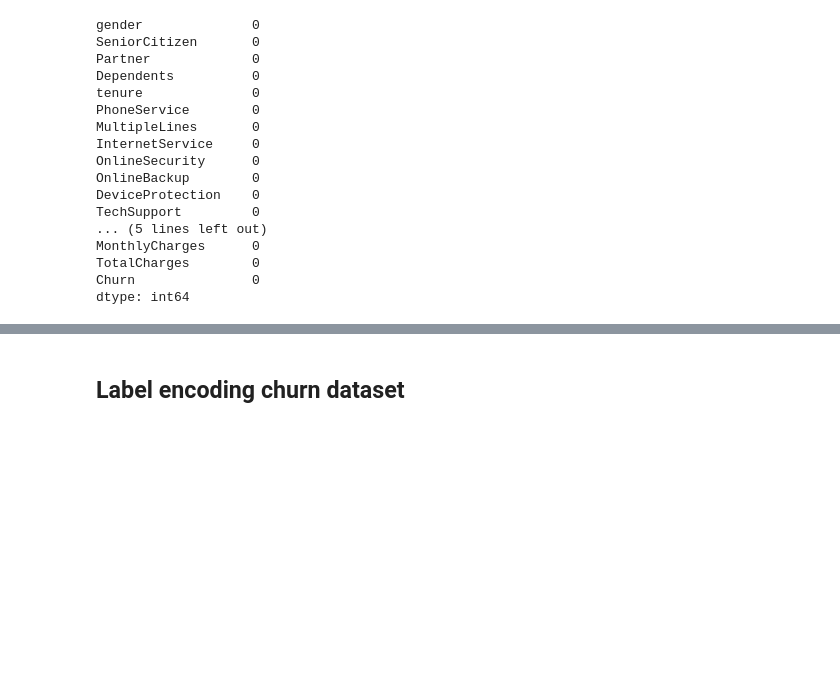
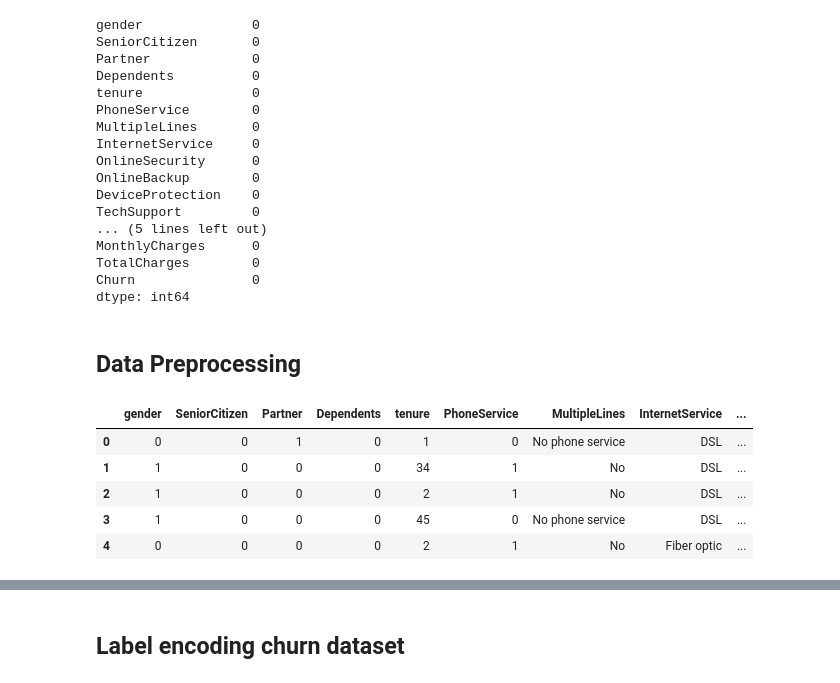
Before and after one commit to Shankar0x/MultiStackClassifier, a Jupyter notebook: multistack.ipynb, the cells around one changed output, grey strips where cells are left out. Drawn from its saved outputs; the diff is of its cells as text; code cells hidden in the pictures; blank space fills up the shorter version.

```diff
--- a/multistack.ipynb
+++ b/multistack.ipynb
@@ -111,3 +112,22 @@ MonthlyCharges      0
 TotalCharges        0
 Churn               0
 dtype: int64
+# %% [markdown]
+## Data Preprocessing
+# %%
+from sklearn import preprocessing
+LE = preprocessing.LabelBinarizer()
+df['gender'] = LE.fit_transform(list(df['gender']))
+df['SeniorCitizen'] = LE.fit_transform(list(df['SeniorCitizen']))
+df['Partner'] = LE.fit_transform(list(df['Partner']))
+df['Dependents'] = LE.fit_transform(list(df['Dependents']))
+df['PhoneService'] = LE.fit_transform(list(df['PhoneService']))
+df['PaperlessBilling'] = LE.fit_transform(list(df['PaperlessBilling']))
+df.head()
+# %% [output]
+|  | gender | SeniorCitizen | Partner | Dependents | tenure | PhoneService | MultipleLines | InternetService | ... |
+| 0 | 0 | 0 | 1 | 0 | 1 | 0 | No phone service | DSL | ... |
+| 1 | 1 | 0 | 0 | 0 | 34 | 1 | No | DSL | ... |
+| 2 | 1 | 0 | 0 | 0 | 2 | 1 | No | DSL | ... |
+| 3 | 1 | 0 | 0 | 0 | 45 | 0 | No phone service | DSL | ... |
+| 4 | 0 | 0 | 0 | 0 | 2 | 1 | No | Fiber optic | ... |
```
Also changed, not shown: parts of 26 cells of this notebook, 1 other file.
